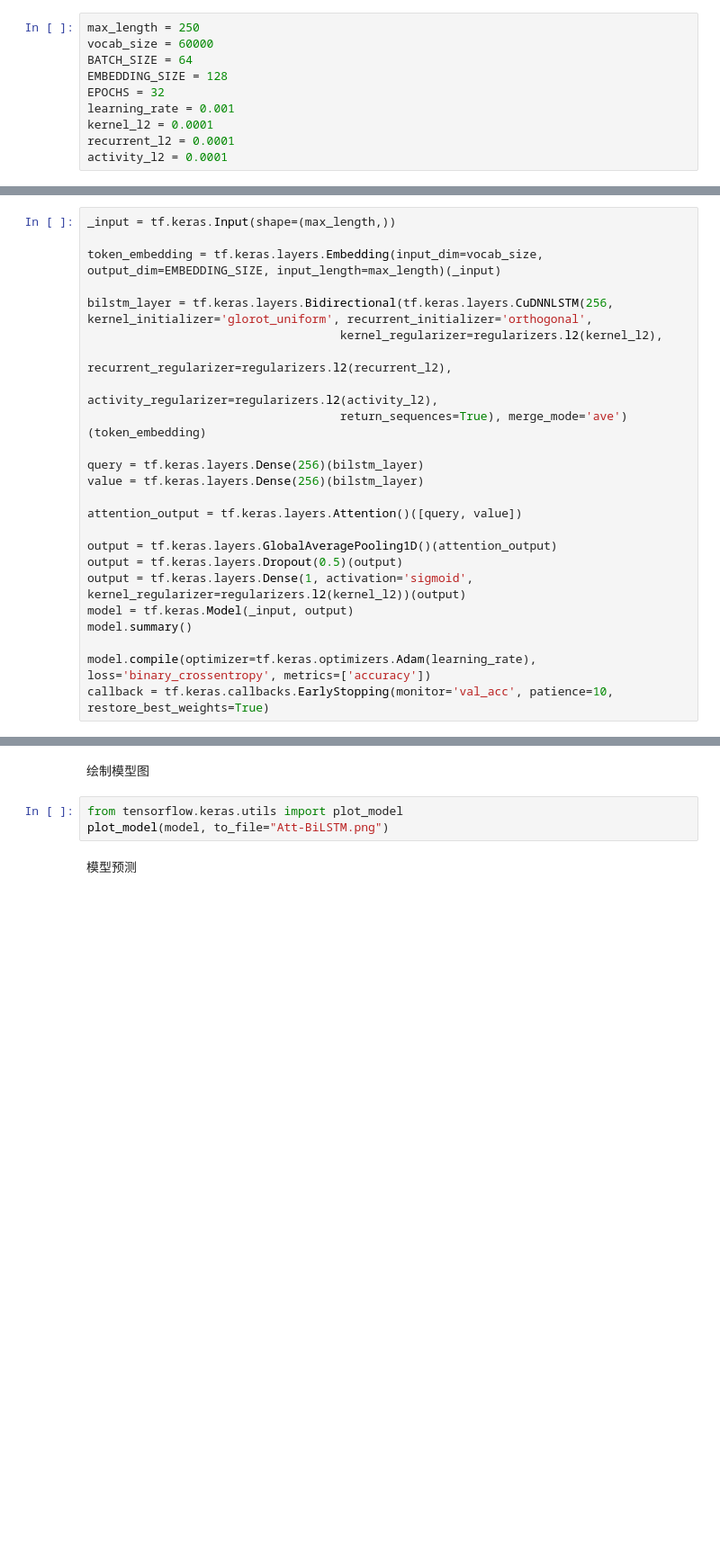
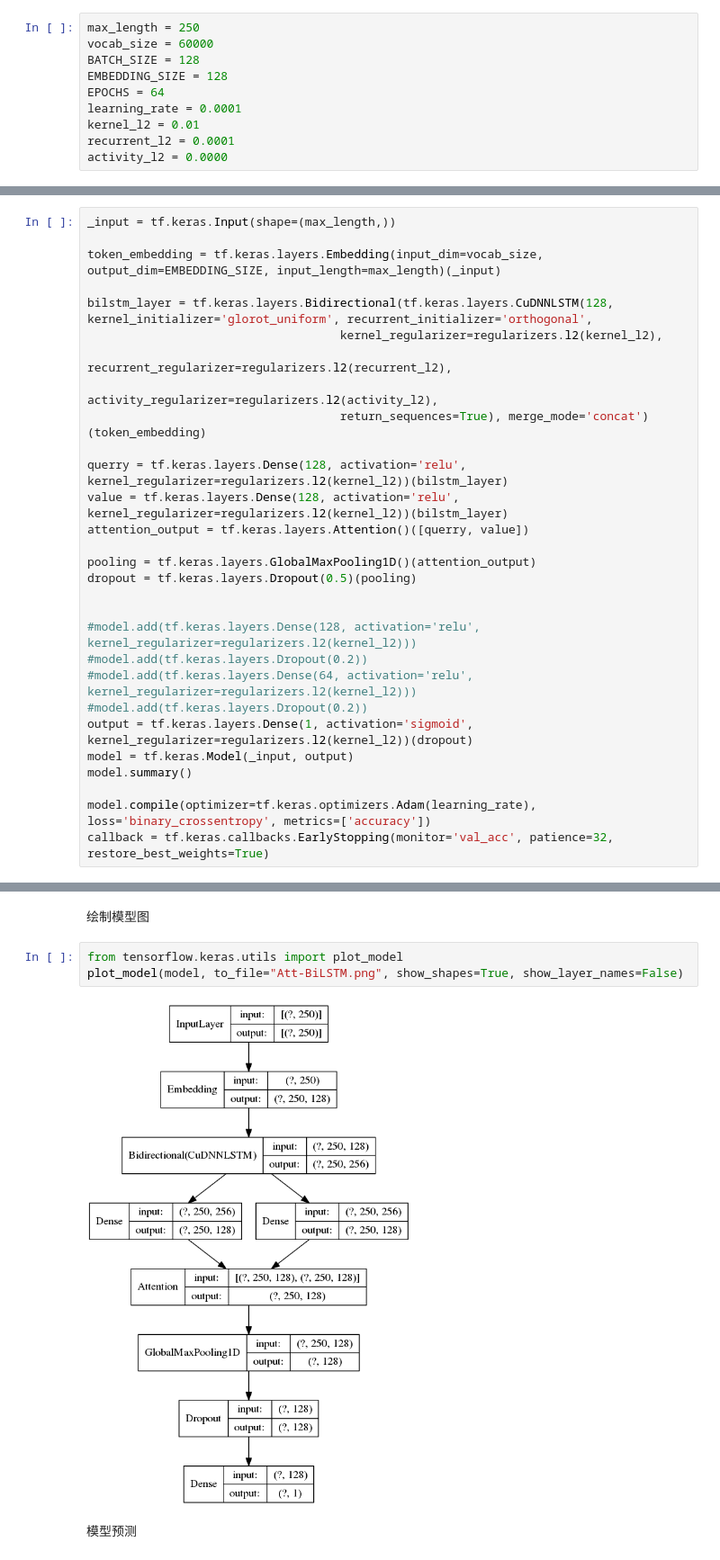
Before and after one commit to ADCa97/myworkspace, a Jupyter notebook: SentimentAnalysis/Att-BiLSTM.ipynb, the cells around one changed output, grey strips where cells are left out. Shown at 90% size. Cells and saved outputs as stored; diff of their text form; blank space fills up the shorter version.

```diff
--- a/SentimentAnalysis/Att-BiLSTM.ipynb
+++ b/SentimentAnalysis/Att-BiLSTM.ipynb
@@ -82,13 +88,13 @@ print(len(processed_text), len(sentiment))
 # %%
 max_length = 250
 vocab_size = 60000
-BATCH_SIZE = 64
+BATCH_SIZE = 128
 EMBEDDING_SIZE = 128
-EPOCHS = 32
-learning_rate = 0.001
-kernel_l2 = 0.0001
+EPOCHS = 64
+learning_rate = 0.0001
+kernel_l2 = 0.01
 recurrent_l2 = 0.0001
-activity_l2 = 0.0001
+activity_l2 = 0.0000
 # %% [markdown]
 序列化数据
 # %%
@@ -125,22 +137,27 @@ _input = tf.keras.Input(shape=(max_length,))
 
 token_embedding = tf.keras.layers.Embedding(input_dim=vocab_size, output_dim=EMBEDDING_SIZE, input_length=max_length)(_input)
 
-bilstm_layer = tf.keras.layers.Bidirectional(tf.keras.layers.CuDNNLSTM(256, kernel_initializer='glorot_uniform', recurrent_initializer='orthogonal',
+bilstm_layer = tf.keras.layers.Bidirectional(tf.keras.layers.CuDNNLSTM(128, kernel_initializer='glorot_uniform', recurrent_initializer='orthogonal',
                                     kernel_regularizer=regularizers.l2(kernel_l2),
                                     recurrent_regularizer=regularizers.l2(recurrent_l2),
                                     activity_regularizer=regularizers.l2(activity_l2),
-                                    return_sequences=True), merge_mode='ave')(token_embedding)
+                                    return_sequences=True), merge_mode='concat')(token_embedding)
 
-query = tf.keras.layers.Dense(256)(bilstm_layer)
-value = tf.keras.layers.Dense(256)(bilstm_layer)
+querry = tf.keras.layers.Dense(128, activation='relu', kernel_regularizer=regularizers.l2(kernel_l2))(bilstm_layer)
+value = tf.keras.layers.Dense(128, activation='relu', kernel_regularizer=regularizers.l2(kernel_l2))(bilstm_layer)
+attention_output = tf.keras.layers.Attention()([querry, value])
 
-attention_output = tf.keras.layers.Attention()([query, value])
+pooling = tf.keras.layers.GlobalMaxPooling1D()(attention_output)
+dropout = tf.keras.layers.Dropout(0.5)(pooling)
 
-output = tf.keras.layers.GlobalAveragePooling1D()(attention_output)
-output = tf.keras.layers.Dropout(0.5)(output)
-output = tf.keras.layers.Dense(1, activation='sigmoid', kernel_regularizer=regularizers.l2(kernel_l2))(output)
+
+#model.add(tf.keras.layers.Dense(128, activation='relu', kernel_regularizer=regularizers.l2(kernel_l2)))
+#model.add(tf.keras.layers.Dropout(0.2))
+#model.add(tf.keras.layers.Dense(64, activation='relu', kernel_regularizer=regularizers.l2(kernel_l2)))
+#model.add(tf.keras.layers.Dropout(0.2))
+output = tf.keras.layers.Dense(1, activation='sigmoid', kernel_regularizer=regularizers.l2(kernel_l2))(dropout)
 model = tf.keras.Model(_input, output)
 model.summary()
 
 model.compile(optimizer=tf.keras.optimizers.Adam(learning_rate), loss='binary_crossentropy', metrics=['accuracy'])
-callback = tf.keras.callbacks.EarlyStopping(monitor='val_acc', patience=10, restore_best_weights=True)
+callback = tf.keras.callbacks.EarlyStopping(monitor='val_acc', patience=32, restore_best_weights=True)
@@ -190,7 +249,9 @@ model.evaluate(test_text, test_sentiment)
 绘制模型图
 # %%
 from tensorflow.keras.utils import plot_model
-plot_model(model, to_file="Att-BiLSTM.png")
+plot_model(model, to_file="Att-BiLSTM.png", show_shapes=True, show_layer_names=False)
+# %% [output]
+[figure, added]
 # %% [markdown]
 模型预测
 # %%
```
Also changed, not shown: parts of 11 cells of this notebook, 3 other files.
